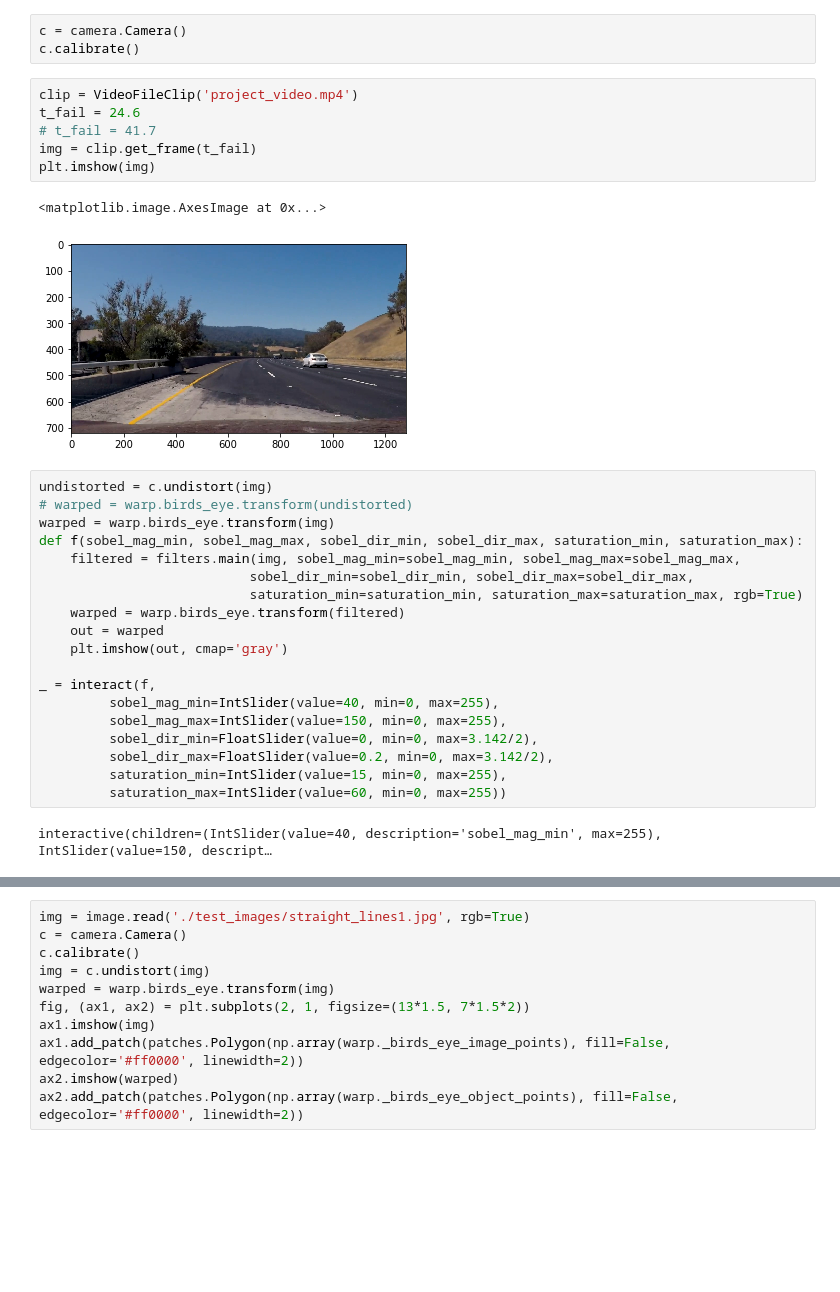
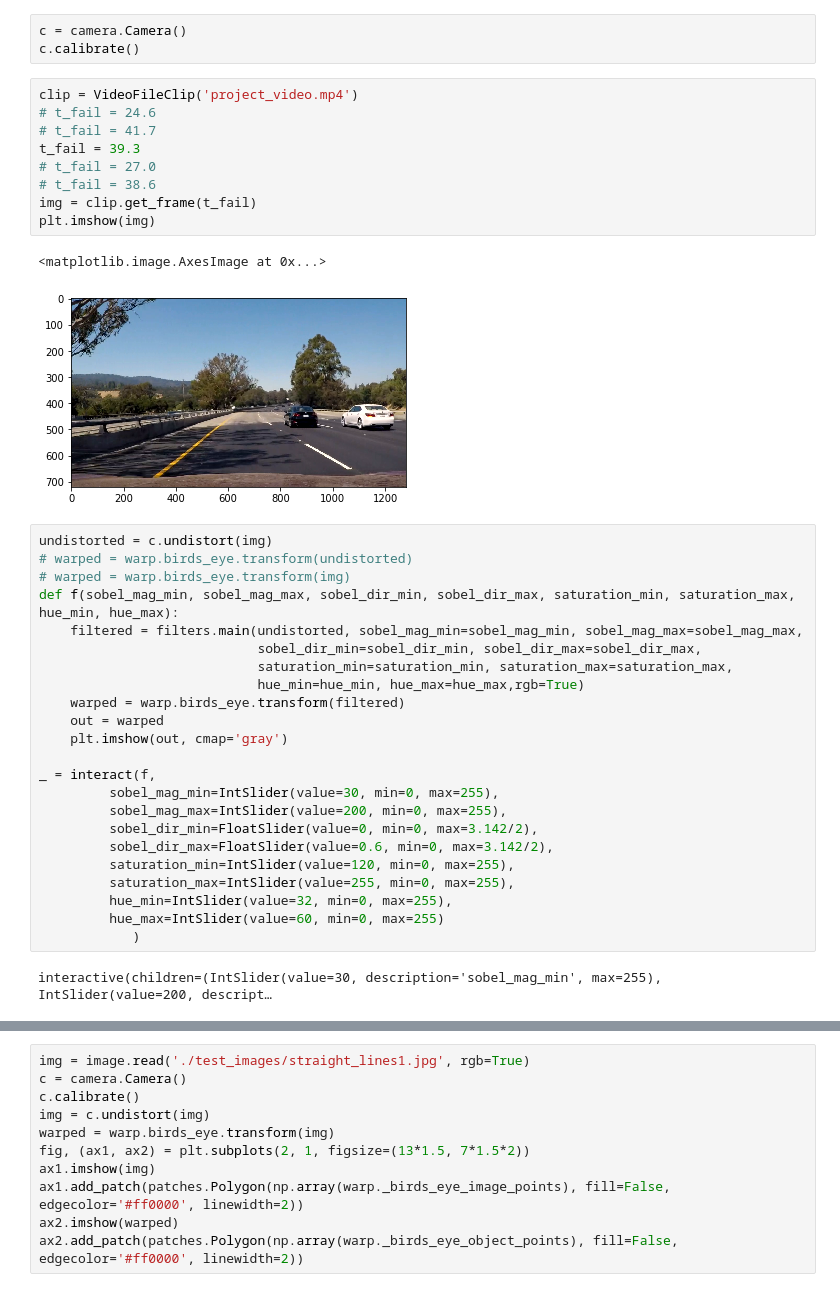
Before and after one commit to tdb-alcorn/CarND-Advanced-Lane-Lines, a Jupyter notebook: scratch.ipynb, the cells around one changed output, grey strips where cells are left out. Drawn from its saved outputs; the diff is of its cells as text; blank space fills up the shorter version.

```diff
--- a/scratch.ipynb
+++ b/scratch.ipynb
@@ -32,34 +32,41 @@ c = camera.Camera()
 c.calibrate()
 # %%
 clip = VideoFileClip('project_video.mp4')
-t_fail = 24.6
+# t_fail = 24.6
 # t_fail = 41.7
+t_fail = 39.3
+# t_fail = 27.0
+# t_fail = 38.6
 img = clip.get_frame(t_fail)
 plt.imshow(img)
 # %% [output]
 <matplotlib.image.AxesImage at 0x...>
-[figure, old version]
+[figure, new version]
 # %%
 undistorted = c.undistort(img)
 # warped = warp.birds_eye.transform(undistorted)
-warped = warp.birds_eye.transform(img)
-def f(sobel_mag_min, sobel_mag_max, sobel_dir_min, sobel_dir_max, saturation_min, saturation_max):
-    filtered = filters.main(img, sobel_mag_min=sobel_mag_min, sobel_mag_max=sobel_mag_max,
-                           sobel_dir_min=sobel_dir_min, sobel_dir_max=sobel_dir_max,
-                           saturation_min=saturation_min, saturation_max=saturation_max, rgb=True)
+# warped = warp.birds_eye.transform(img)
+def f(sobel_mag_min, sobel_mag_max, sobel_dir_min, sobel_dir_max, saturation_min, saturation_max, hue_min, hue_max):
+    filtered = filters.main(undistorted, sobel_mag_min=sobel_mag_min, sobel_mag_max=sobel_mag_max,
+                            sobel_dir_min=sobel_dir_min, sobel_dir_max=sobel_dir_max,
+                            saturation_min=saturation_min, saturation_max=saturation_max,
+                            hue_min=hue_min, hue_max=hue_max,rgb=True)
     warped = warp.birds_eye.transform(filtered)
     out = warped
     plt.imshow(out, cmap='gray')
 
 _ = interact(f,
-         sobel_mag_min=IntSlider(value=40, min=0, max=255),
-         sobel_mag_max=IntSlider(value=150, min=0, max=255),
+         sobel_mag_min=IntSlider(value=30, min=0, max=255),
+         sobel_mag_max=IntSlider(value=200, min=0, max=255),
          sobel_dir_min=FloatSlider(value=0, min=0, max=3.142/2),
-         sobel_dir_max=FloatSlider(value=0.2, min=0, max=3.142/2),
-         saturation_min=IntSlider(value=15, min=0, max=255),
-         saturation_max=IntSlider(value=60, min=0, max=255))
+         sobel_dir_max=FloatSlider(value=0.6, min=0, max=3.142/2),
+         saturation_min=IntSlider(value=120, min=0, max=255),
+         saturation_max=IntSlider(value=255, min=0, max=255),
+         hue_min=IntSlider(value=32, min=0, max=255),
+         hue_max=IntSlider(value=60, min=0, max=255)
+            )
 # %% [output]
-interactive(children=(IntSlider(value=40, description='sobel_mag_min', max=255), IntSlider(value=150, descript…
+interactive(children=(IntSlider(value=30, description='sobel_mag_min', max=255), IntSlider(value=200, descript…
 # %%
 # img = image.read('./test_images/test5.jpg', rgb=True)
 undistorted = c.undistort(img)
```
Also changed, not shown: parts of 3 cells of this notebook, 6 other files.
